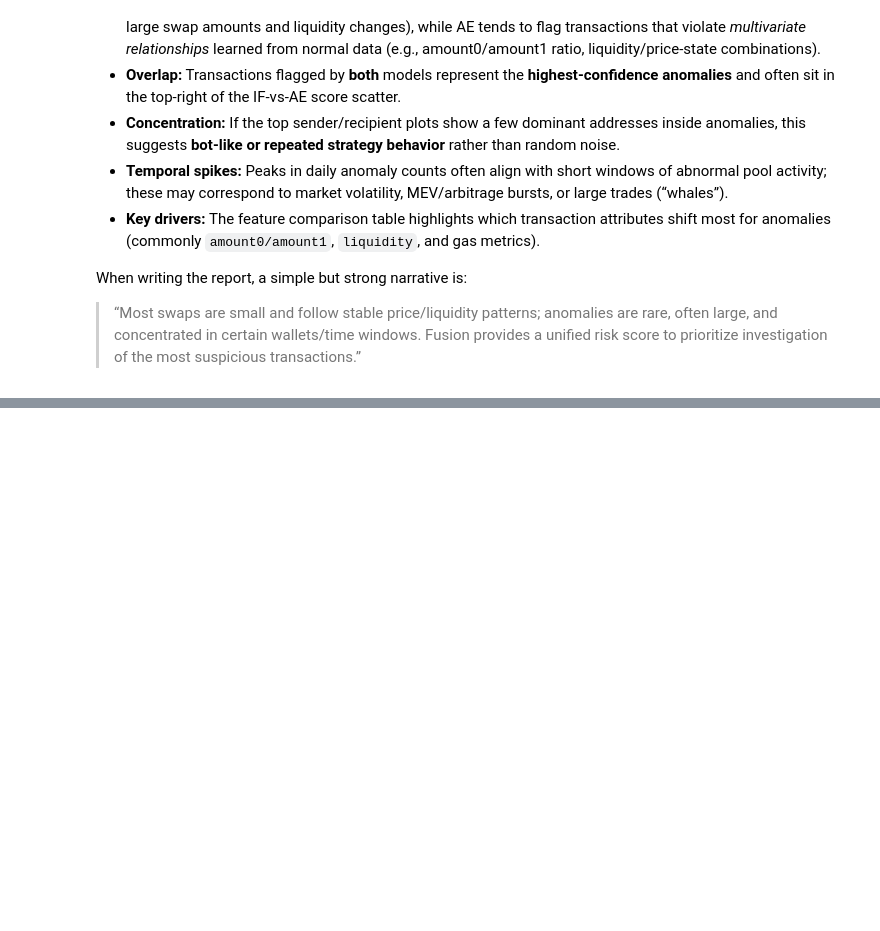
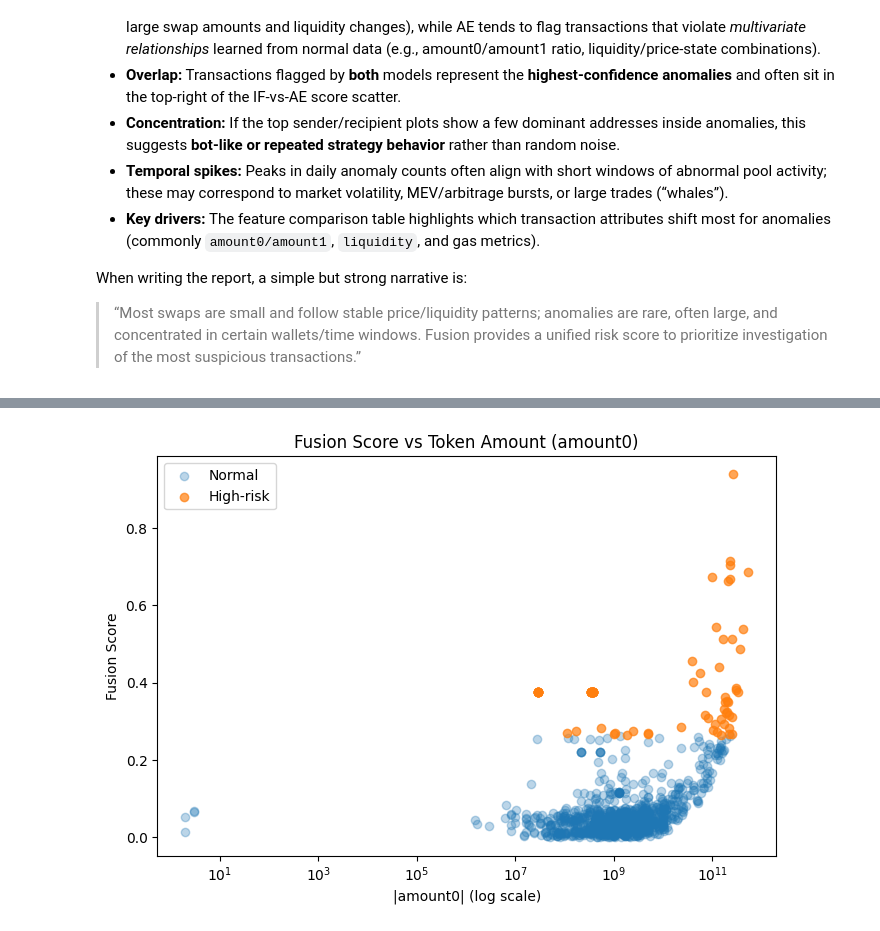
Before and after one commit to minaozdogan/Blockchain-Smart-Contract-Transaction-Anomaly-Detection-Project, a Jupyter notebook: notebooks/visualization_and_comparison_2.ipynb, the cells around one changed output, grey strips where cells are left out. Saved outputs shown, nothing was run; the diff lists cells and outputs as text; code cells hidden in the pictures; blank space fills up the shorter version.

```diff
--- a/notebooks/visualization_and_comparison_2.ipynb
+++ b/notebooks/visualization_and_comparison_2.ipynb
@@ -549,0 +577,20 @@ When writing the report, a simple but strong narrative is:
+# %%
+plt.figure(figsize=(7,5))
+plt.scatter(
+    np.abs(norm["amount0"]), norm["fusion_score"],
+    alpha=0.3, label="Normal"
+)
+plt.scatter(
+    np.abs(anom["amount0"]), anom["fusion_score"],
+    alpha=0.7, label="High-risk"
+)
+
+plt.xscale("log")
+plt.xlabel("|amount0| (log scale)")
+plt.ylabel("Fusion Score")
+plt.title("Fusion Score vs Token Amount (amount0)")
+plt.legend()
+plt.tight_layout()
+plt.show()
+# %% [output]
+[figure, added]
```
Also changed, not shown: parts of 6 cells of this notebook.
